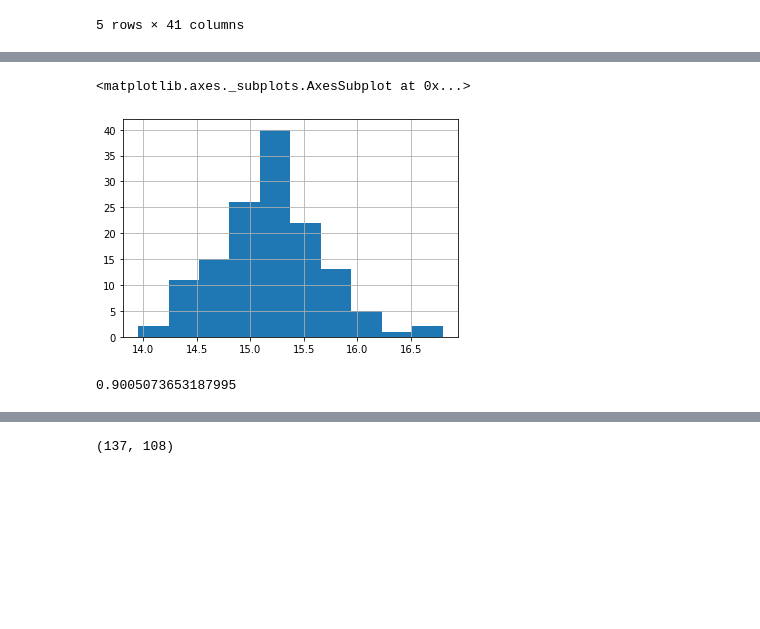
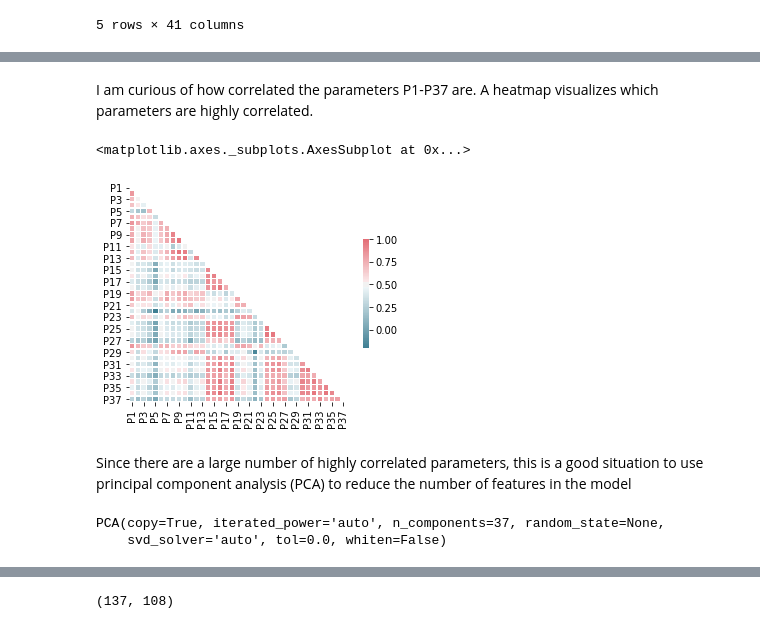
Before and after one commit to rich-thai/Kaggle-Restaurant-Revenue-Prediction, a Jupyter notebook: Restaurant.ipynb, the cells around one changed output, grey strips where cells are left out. Cells and saved outputs as stored; diff of their text form; code cells hidden in the pictures; blank space fills up the shorter version.

```diff
--- a/Restaurant.ipynb
+++ b/Restaurant.ipynb
@@ -122,6 +82,0 @@ X_test = test_df2[X_train.columns]
-# %%
-# applying the log transforms the distribution to be more Gaussian
-(np.log(y_train)).hist()
-# %% [output]
-<matplotlib.axes._subplots.AxesSubplot at 0x...>
-[figure, removed]
@@ -133,4 +83,17 @@ ypred = RFR.predict(X_train)
-# %%
-RFR.score(X_train,np.log(y_train))
-# %% [output]
-0.9005073653187995
+# %% [markdown]
+I am curious of how correlated the parameters P1-P37 are. A heatmap visualizes which parameters are highly correlated.
+# %%
+# compute the correlation
+corr = train_df[["P"+str(i) for i in range(1,38)]].corr()
+
+# set a mask since the correlation matrix is symmetrical along the diagonal
+mask = np.triu(np.ones_like(corr, dtype=np.bool))
+
+# Generate a custom diverging colormap
+cmap = sns.diverging_palette(220, 10, as_cmap=True)
+
+sns.heatmap(corr, mask=mask,cmap=cmap, vmax=1, center=0.5,
+            square=True, linewidths=.5, cbar_kws={"shrink": .5})
+# %% [output]
+<matplotlib.axes._subplots.AxesSubplot at 0x...>
+[figure, added]
@@ -136,0 +106,10 @@ RFR.score(X_train,np.log(y_train))
+# %% [markdown]
+Since there are a large number of highly correlated parameters, this is a good situation to use principal component analysis (PCA) to reduce the number of features in the model
+# %%
+from sklearn.decomposition import PCA
+
+pca = PCA(n_components=37)
+pca.fit(train_df[["P"+str(i) for i in range(1,38)]])
+# %% [output]
+PCA(copy=True, iterated_power='auto', n_components=37, random_state=None,
+    svd_solver='auto', tol=0.0, whiten=False)
```
Also changed, not shown: parts of 57 cells of this notebook.
